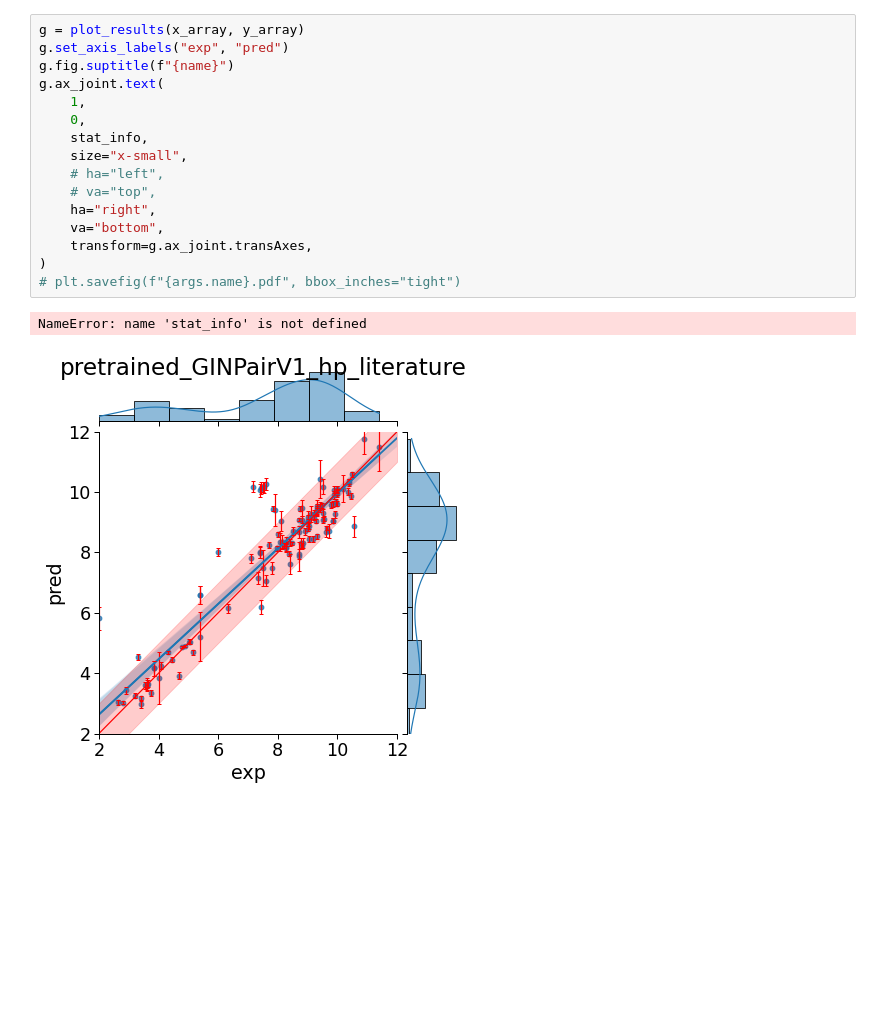
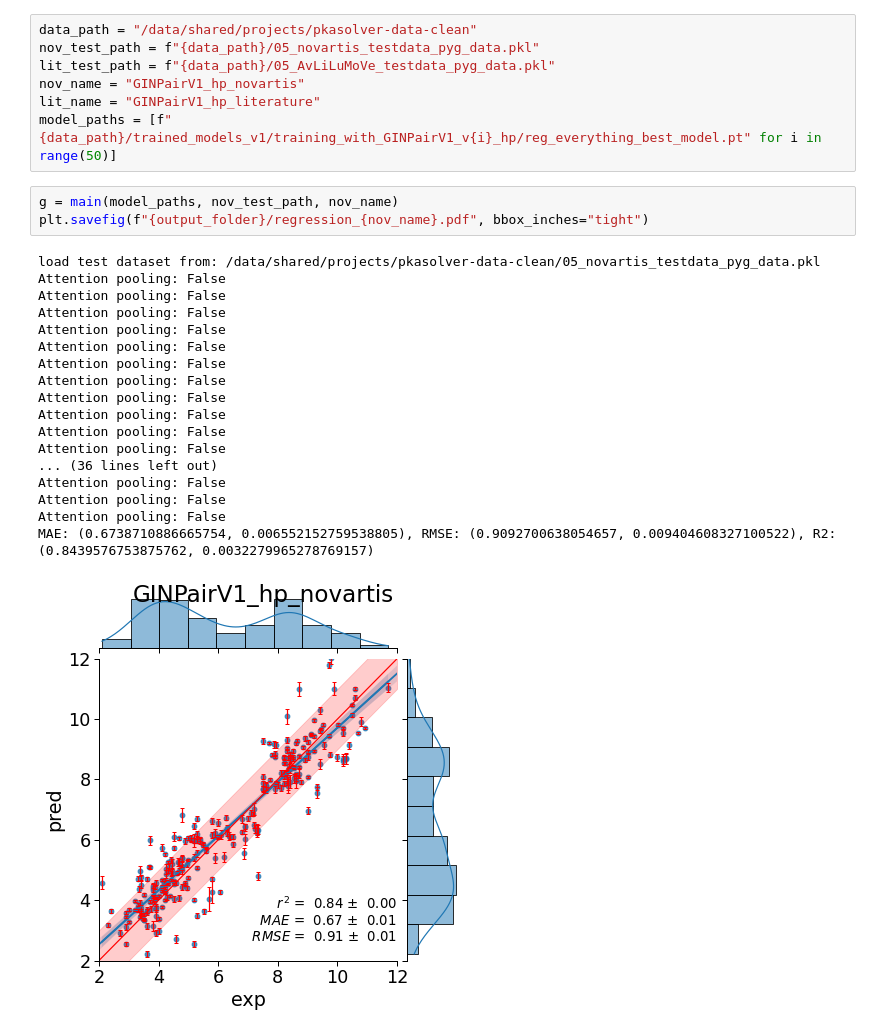
Before and after one commit to mayrf/pkasolver, a Jupyter notebook: notebooks/test_performance.ipynb, the cells around one changed output. Saved outputs shown, nothing was run; the diff lists cells and outputs as text; blank space fills up the shorter version.

Commit message:
first clean up and readmes added/modfified

```diff
--- a/notebooks/test_performance.ipynb
+++ b/notebooks/test_performance.ipynb
@@ -172,19 +147,29 @@ MAE: (0.6016554300378009, 0.016719408071415316), RMSE: (0.9407350737057378, 0.03
-# %%
-g = plot_results(x_array, y_array)
-g.set_axis_labels("exp", "pred")
-g.fig.suptitle(f"{name}")
-g.ax_joint.text(
-    1,
-    0,
-    stat_info,
-    size="x-small",
-    # ha="left",
-    # va="top",
-    ha="right",
-    va="bottom",
-    transform=g.ax_joint.transAxes,
-)
-# plt.savefig(f"{args.name}.pdf", bbox_inches="tight")
-# %% [output]
-NameError: name 'stat_info' is not defined
-[figure, removed]
+# %%
+data_path = "/data/shared/projects/pkasolver-data-clean"
+nov_test_path = f"{data_path}/05_novartis_testdata_pyg_data.pkl"
+lit_test_path = f"{data_path}/05_AvLiLuMoVe_testdata_pyg_data.pkl"
+nov_name = "GINPairV1_hp_novartis"
+lit_name = "GINPairV1_hp_literature"
+model_paths = [f"{data_path}/trained_models_v1/training_with_GINPairV1_v{i}_hp/reg_everything_best_model.pt" for i in range(50)]
+# %%
+g = main(model_paths, nov_test_path, nov_name)
+plt.savefig(f"{output_folder}/regression_{nov_name}.pdf", bbox_inches="tight")
+# %% [output]
+load test dataset from: /data/shared/projects/pkasolver-data-clean/05_novartis_testdata_pyg_data.pkl
+Attention pooling: False
+Attention pooling: False
+Attention pooling: False
+Attention pooling: False
+Attention pooling: False
+Attention pooling: False
+Attention pooling: False
+Attention pooling: False
+Attention pooling: False
+Attention pooling: False
+Attention pooling: False
+... (36 lines left out)
+Attention pooling: False
+Attention pooling: False
+Attention pooling: False
+MAE: (0.6738710886665754, 0.006552152759538805), RMSE: (0.9092700638054657, 0.009404608327100522), R2: (0.8439576753875762, 0.0032279965278769157)
+[figure, added]
```
Also changed, not shown: parts of 5 cells of this notebook, 34 other files.
